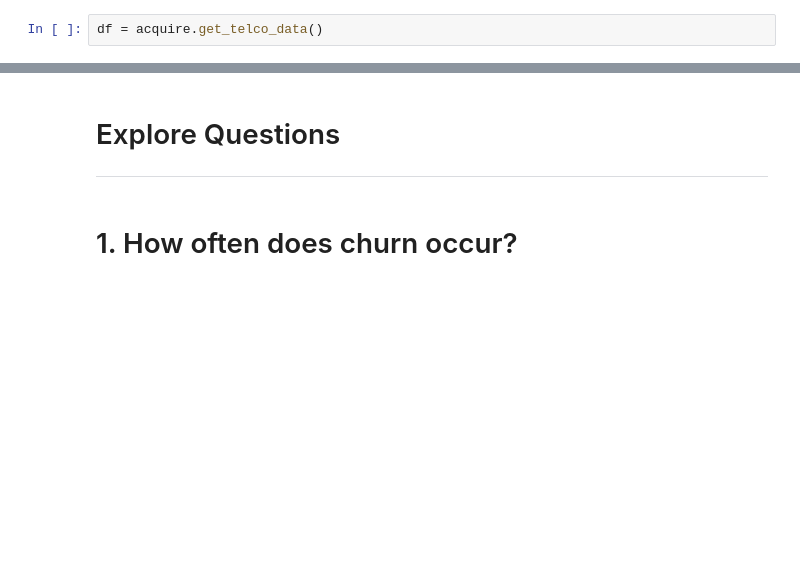
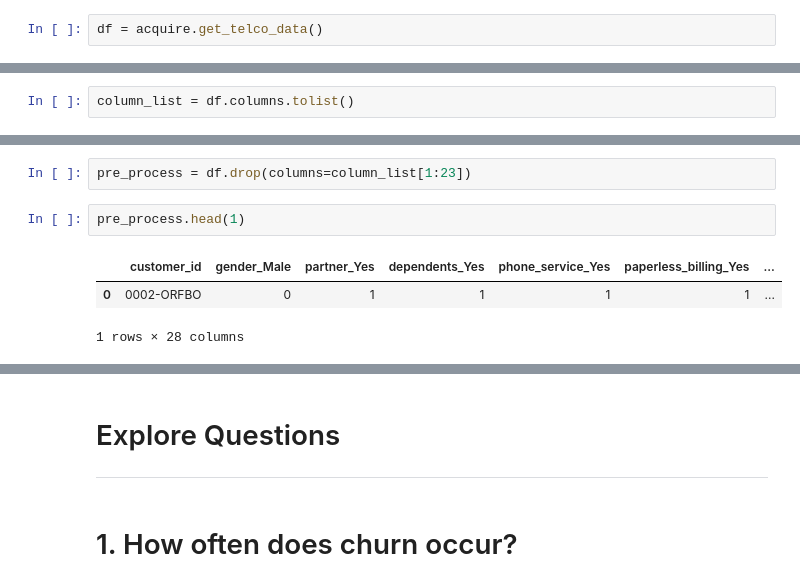
Before and after one commit to manuelparra1/project-classification-telco, a Jupyter notebook: scratch_5_modeling.ipynb, the cells around one changed output, grey strips where cells are left out. Drawn from its saved outputs; the diff is of its cells as text; blank space fills up the shorter version.

```diff
--- a/scratch_5_modeling.ipynb
+++ b/scratch_5_modeling.ipynb
@@ -86,0 +71,2 @@ y_test = test.churn
+# %%
+column_list = df.columns.tolist()
@@ -86,0 +93,8 @@ y_test = test.churn
+# %%
+pre_process = df.drop(columns=column_list[1:23])
+# %%
+pre_process.head(1)
+# %% [output]
+|  | customer_id | gender_Male | partner_Yes | dependents_Yes | phone_service_Yes | paperless_billing_Yes | ... |
+| 0 | 0002-ORFBO | 0 | 1 | 1 | 1 | 1 | ... |
+1 rows × 28 columns
```
Also changed, not shown: parts of 71 cells of this notebook, 6 other files.
